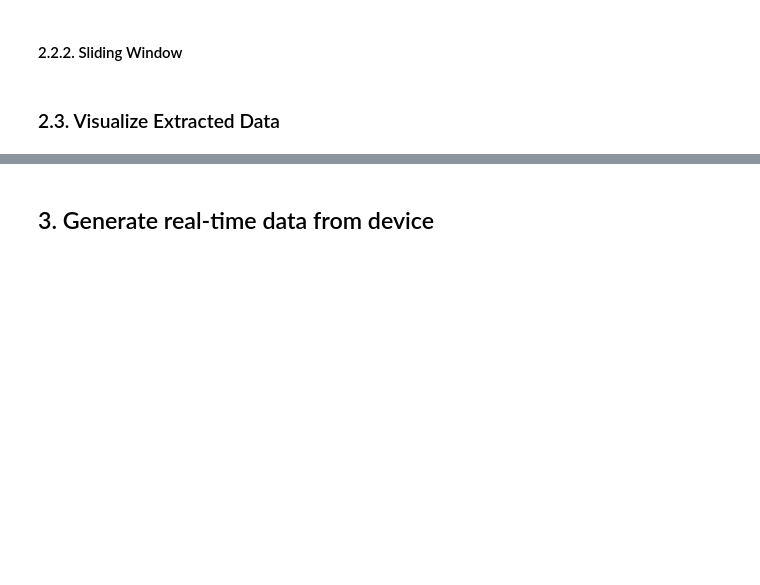
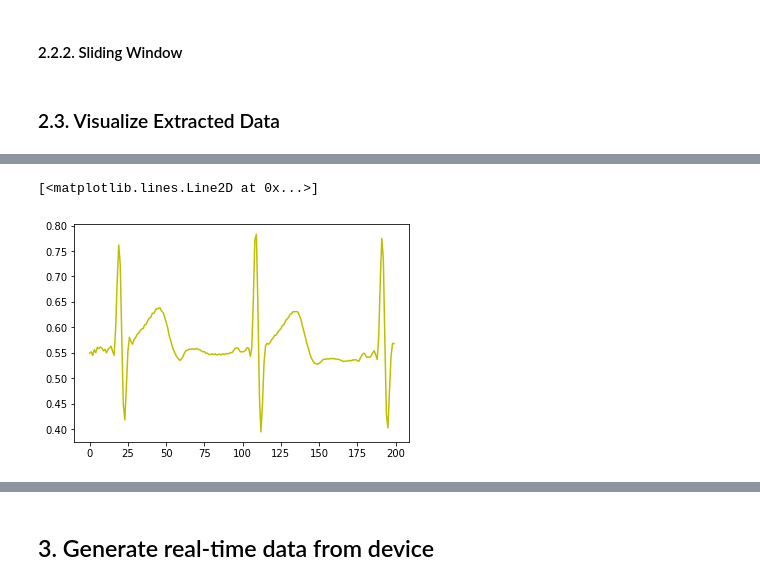
Before and after one commit to Ranma-2000/Final-Thesis, a Jupyter notebook: prepare_realtime_data.ipynb, the cells around one changed output, grey strips where cells are left out. Saved outputs shown, nothing was run; the diff lists cells and outputs as text; code cells hidden in the pictures; blank space fills up the shorter version.

```diff
--- a/prepare_realtime_data.ipynb
+++ b/prepare_realtime_data.ipynb
@@ -185,0 +188,24 @@ for beatid in [0,1,2,3,99,200,502]:
+# %%
+from scipy import signal
+import time
+
+data_path = 'data/data_pipeline/realtime_from_com/sample_1'
+heartbeat_data = []
+rpeaks_data = []
+for i in range(1, 370, 1):
+    data = pd.read_csv(os.path.join(data_path, f'{i}.csv'), header=None)
+    beats = list()
+    for p in data.to_numpy():
+        beats.append(p[0])
+    beats = np.array(beats)
+    heartbeat_data.append(beats)
+
+start = time.time()
+sos = signal.iirfilter(17, [49, 51], rs=60, btype='bandstop', analog=False, ftype='cheby2', fs=125, output='sos')
+ecgFiltered = signal.sosfilt(sos, heartbeat_data[120])
+end = time.time()
+print(end - start)  # 5ms to 6ms per filter-time
+plt.plot(heartbeat_data[120], 'y')
+plt.plot(ecgFiltered)
+
+plt.show()
@@ -185,0 +247,5 @@ for beatid in [0,1,2,3,99,200,502]:
+# %%
+plt.plot(norm_signal[0:200], 'y')
+# %% [output]
+[<matplotlib.lines.Line2D at 0x...>]
+[figure, added]
```
Also changed, not shown: parts of 11 cells of this notebook.
